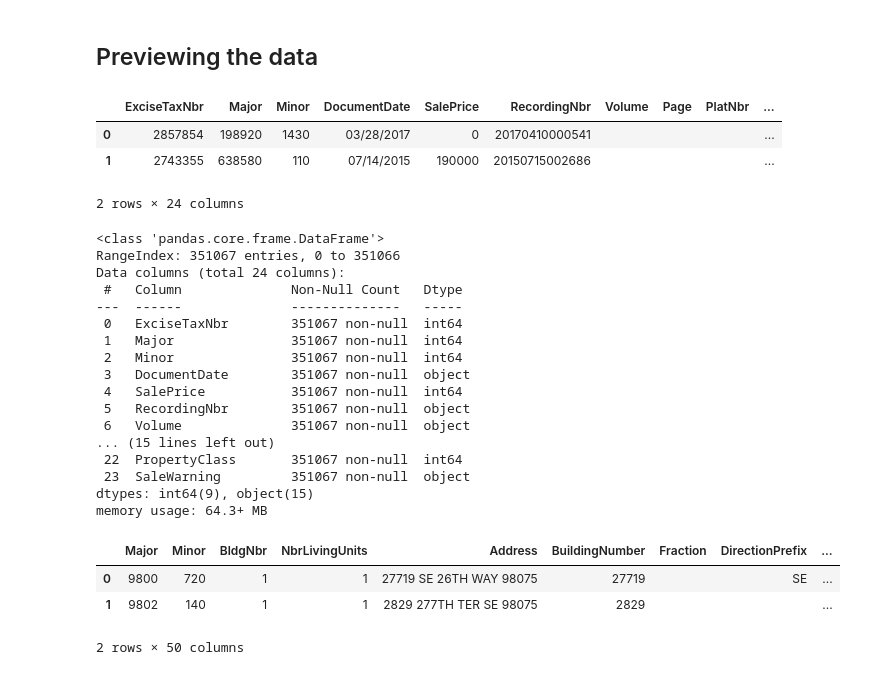
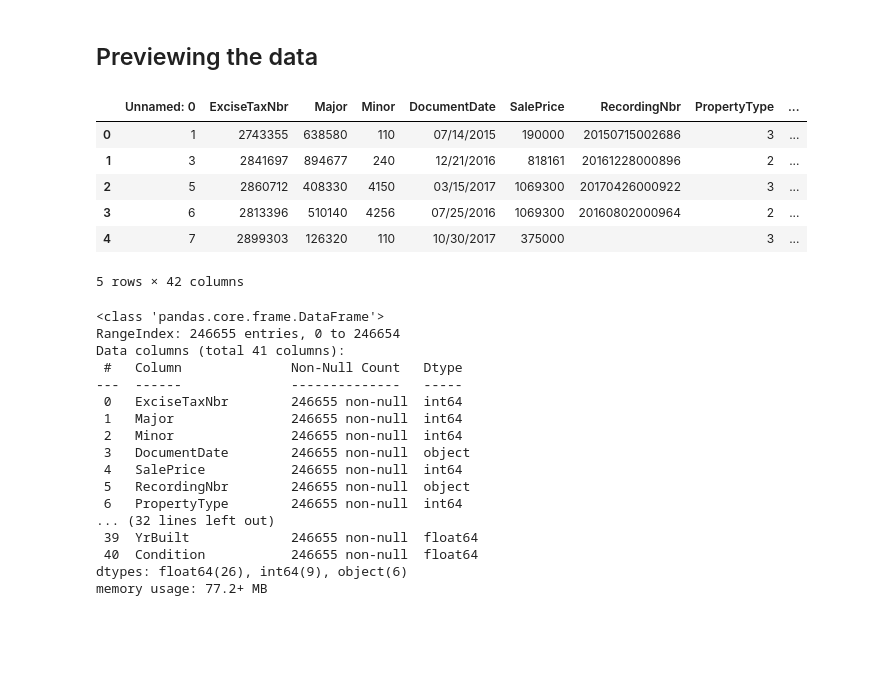
Before and after one commit to samtuleen/King-County-Home-Price-Predictors, a Jupyter notebook: notebooks/report/Valuable Home Improvement Projects - Predictive Analysis.ipynb, the cells around one changed output. Drawn from its saved outputs; the diff is of its cells as text; code cells hidden in the pictures; blank space fills up the shorter version.

```diff
--- a/notebooks/report/Valuable Home Improvement Projects - Predictive Analysis.ipynb
+++ b/notebooks/report/Valuable Home Improvement Projects - Predictive Analysis.ipynb
@@ -27,10 +27,13 @@ import matplotlib.pyplot as plt
 %matplotlib inline
 import seaborn as sns
 # %%
-saleprice = pd.read_csv('../../data/raw/EXTR_RPSale.csv')
-saleprice.head(2)
+housing_sales = pd.read_csv('../../data/processed/housing_sales.csv')
+housing_sales.head()
 # %% [output]
-|  | ExciseTaxNbr | Major | Minor | DocumentDate | SalePrice | RecordingNbr | Volume | Page | PlatNbr | ... |
-| 0 | 2857854 | 198920 | 1430 | 03/28/2017 | 0 | 20170410000541 |  |  |  | ... |
-| 1 | 2743355 | 638580 | 110 | 07/14/2015 | 190000 | 20150715002686 |  |  |  | ... |
+|  | Unnamed: 0 | ExciseTaxNbr | Major | Minor | DocumentDate | SalePrice | RecordingNbr | PropertyType | ... |
+| 0 | 1 | 2743355 | 638580 | 110 | 07/14/2015 | 190000 | 20150715002686 | 3 | ... |
+| 1 | 3 | 2841697 | 894677 | 240 | 12/21/2016 | 818161 | 20161228000896 | 2 | ... |
+| 2 | 5 | 2860712 | 408330 | 4150 | 03/15/2017 | 1069300 | 20170426000922 | 3 | ... |
+| 3 | 6 | 2813396 | 510140 | 4256 | 07/25/2016 | 1069300 | 20160802000964 | 2 | ... |
+| 4 | 7 | 2899303 | 126320 | 110 | 10/30/2017 | 375000 |  | 3 | ... |
-2 rows × 24 columns
+5 rows × 42 columns
@@ -37,28 +43,20 @@ saleprice.head(2)
 # %%
-saleprice.info()
+housing_sales.info()
 # %% [output]
 <class 'pandas.core.frame.DataFrame'>
-RangeIndex: 351067 entries, 0 to 351066
-Data columns (total 24 columns):
+RangeIndex: 246655 entries, 0 to 246654
+Data columns (total 41 columns):
  #   Column              Non-Null Count   Dtype
 ---  ------              --------------   -----
- 0   ExciseTaxNbr        351067 non-null  int64
- 1   Major               351067 non-null  int64
- 2   Minor               351067 non-null  int64
- 3   DocumentDate        351067 non-null  object
- 4   SalePrice           351067 non-null  int64
- 5   RecordingNbr        351067 non-null  object
- 6   Volume              351067 non-null  object
-... (15 lines left out)
- 22  PropertyClass       351067 non-null  int64
- 23  SaleWarning         351067 non-null  object
-dtypes: int64(9), object(15)
-memory usage: 64.3+ MB
+ 0   ExciseTaxNbr        246655 non-null  int64
+ 1   Major               246655 non-null  int64
+ 2   Minor               246655 non-null  int64
+ 3   DocumentDate        246655 non-null  object
+ 4   SalePrice           246655 non-null  int64
+ 5   RecordingNbr        246655 non-null  object
+ 6   PropertyType        246655 non-null  int64
+... (32 lines left out)
+ 39  YrBuilt             246655 non-null  float64
+ 40  Condition           246655 non-null  float64
+dtypes: float64(26), int64(9), object(6)
+memory usage: 77.2+ MB
-# %%
-housing_data = pd.read_csv('../../data/raw/EXTR_ResBldg.csv')
-housing_data.head(2)
-# %% [output]
-|  | Major | Minor | BldgNbr | NbrLivingUnits | Address | BuildingNumber | Fraction | DirectionPrefix | ... |
-| 0 | 9800 | 720 | 1 | 1 | 27719 SE 26TH WAY 98075 | 27719 |  | SE | ... |
-| 1 | 9802 | 140 | 1 | 1 | 2829 277TH TER SE 98075 | 2829 |  |  | ... |
-2 rows × 50 columns
```
Also changed, not shown: parts of 12 cells of this notebook, 1 other file.
